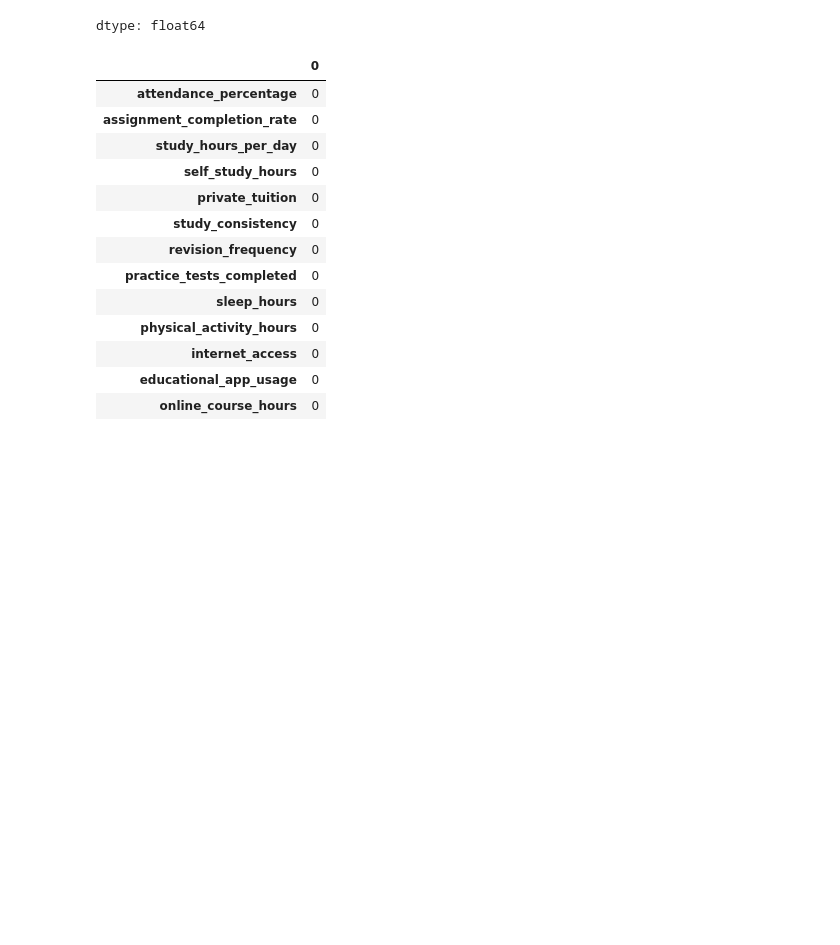
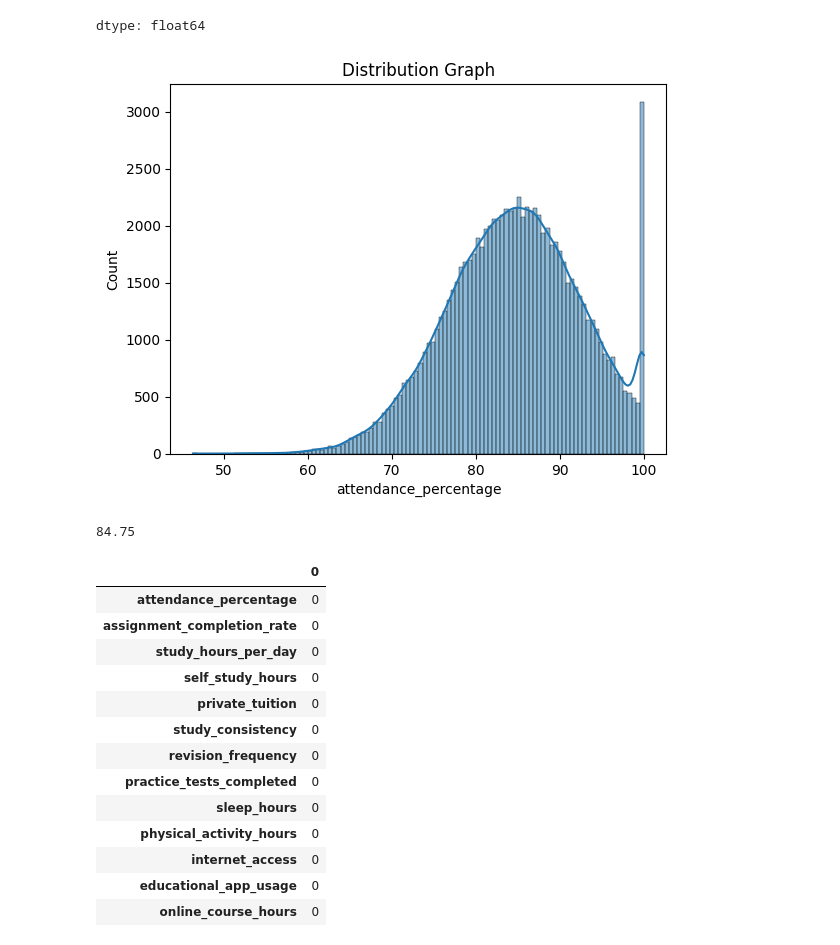
Before and after one commit to agentshanz/StudentGradePredictModel, a Jupyter notebook: StudentGradePredictModel.ipynb, the cells around one changed output. Cells and saved outputs as stored; diff of their text form; code cells hidden in the pictures; blank space fills up the shorter version.

```diff
--- a/StudentGradePredictModel.ipynb
+++ b/StudentGradePredictModel.ipynb
@@ -107 +110,11 @@ dtype: float64
+# %%
+sns.histplot(df["attendance_percentage"], kde=True)
+plt.title("Distribution Graph")
+plt.show()
+# %% [output]
+[figure, added]
+# %%
+df['attendance_percentage'].median()
+# %% [output]
+84.75
 # %%
```
Also changed, not shown: parts of 20 cells of this notebook.
